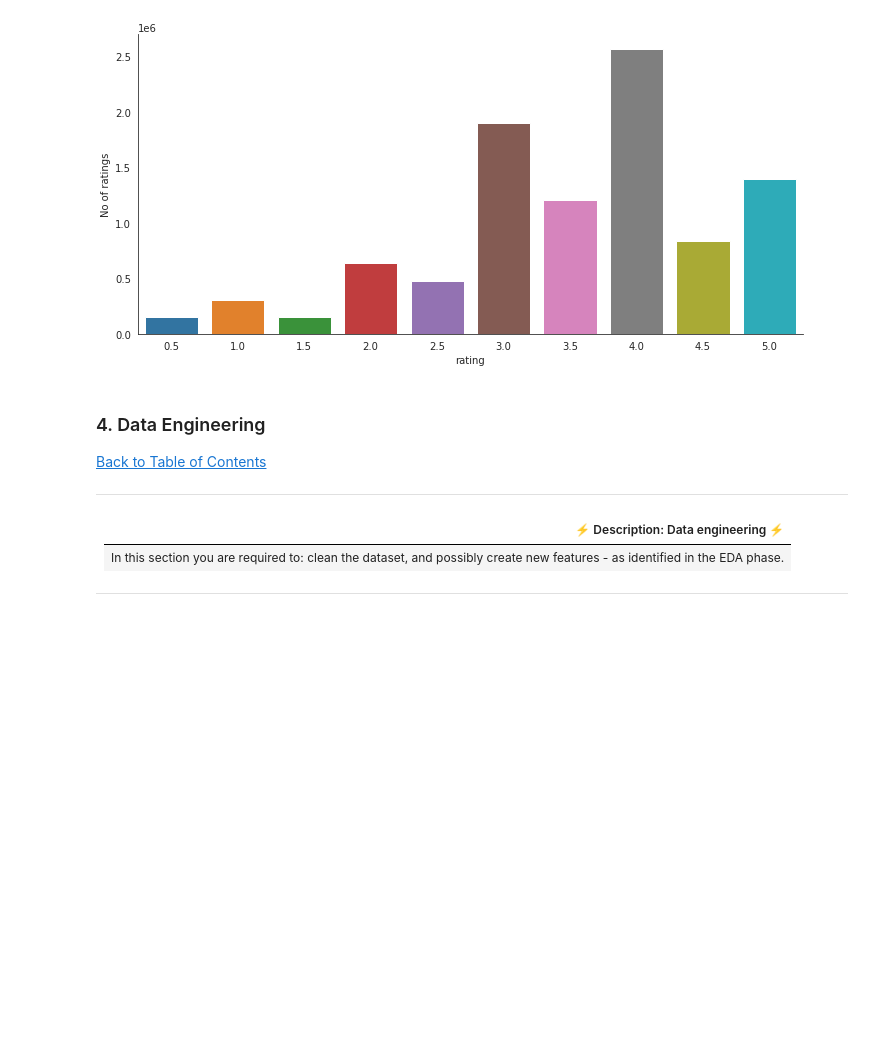
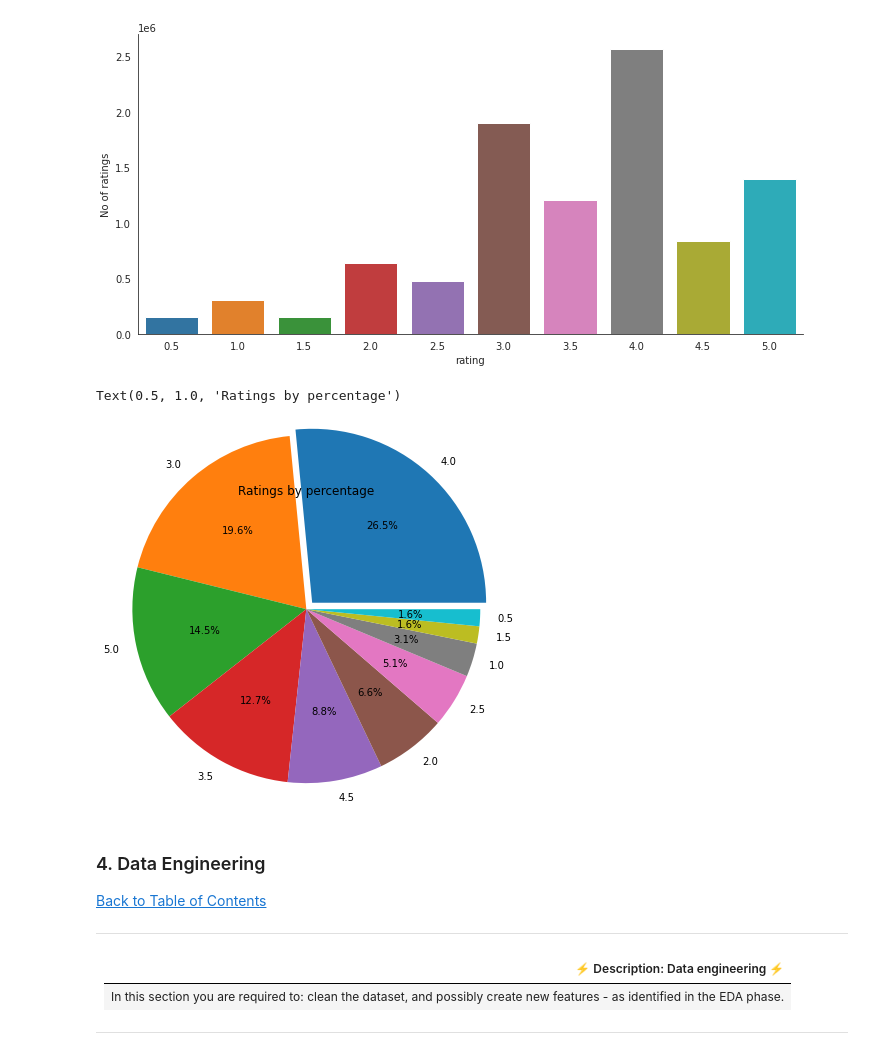
Before and after one commit to MrSathekge/Unsupervised-Learning-Sprint-2207FTDS-Team-JM5, a Jupyter notebook: Starter_Notebook.ipynb, the cells around one changed output. Saved outputs shown, nothing was run; the diff lists cells and outputs as text; code cells hidden in the pictures; blank space fills up the shorter version.

```diff
--- a/Starter_Notebook.ipynb
+++ b/Starter_Notebook.ipynb
@@ -387,6 +387,17 @@ print (f'Average rating: {np.mean(imdb_train["rating"])}')
 # %% [output]
 Average rating: 3.534708182710094
 [figure]
+# %%
+# The distribution of ratings by percentage
+fig1 = plt.figure(figsize = (5,4))
+labels = train["rating"].value_counts()
+explode = (0.1, 0, 0, 0, 0, 0, 0, 0, 0, 0)
+labels.plot(kind = "pie", autopct = "%.1f%%", radius = 2.0, explode = explode, label = "")
+
+plt.title("Ratings by percentage")
+# %% [output]
+Text(0.5, 1.0, 'Ratings by percentage')
+[figure, added]
 # %% [markdown]
 <a id="four"></a>
 ### 4. Data Engineering
```
